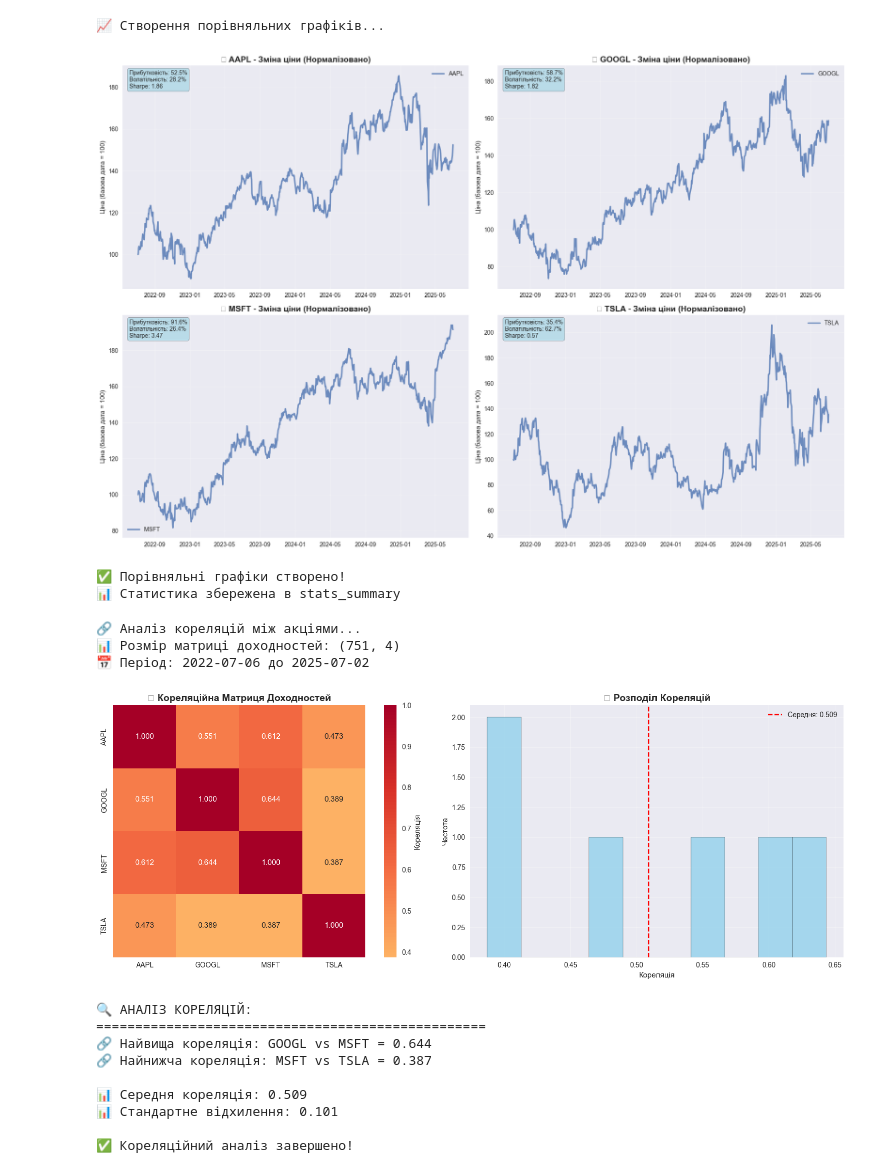
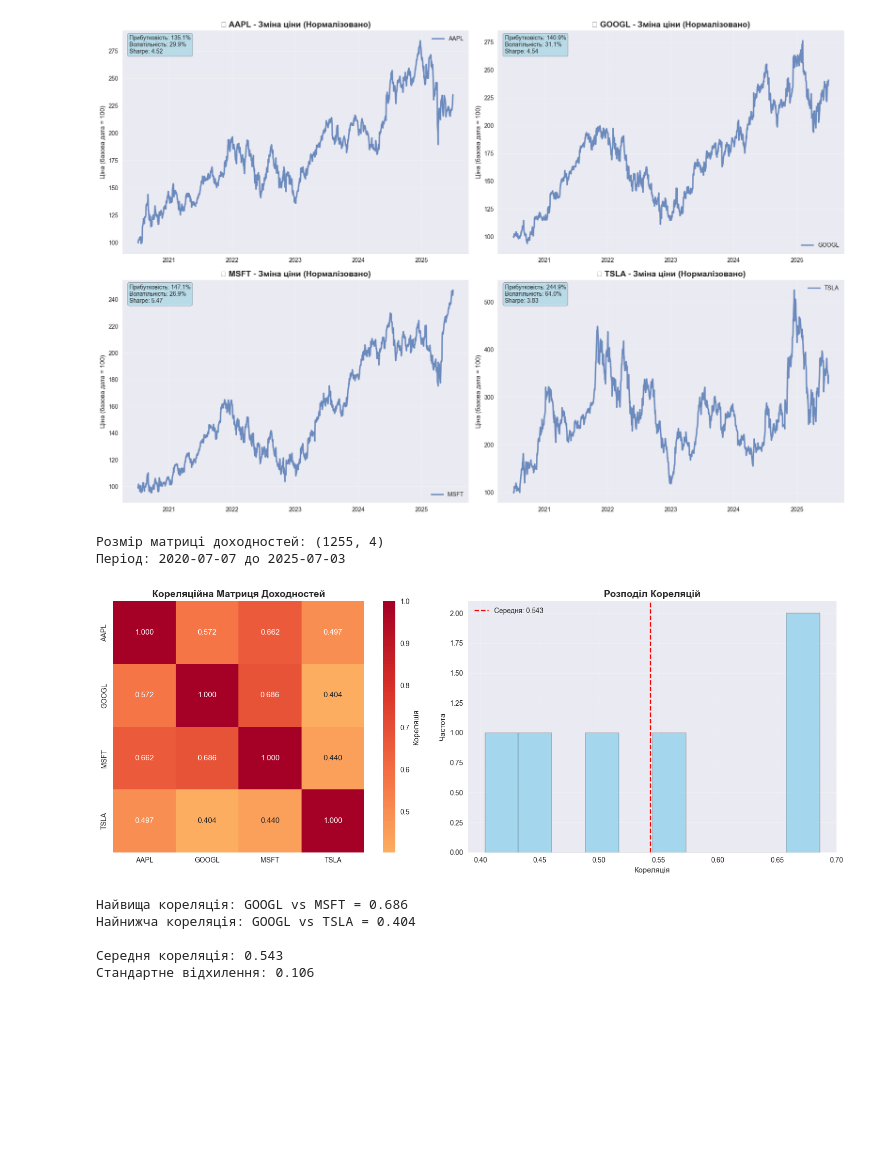
Before and after one commit to Urdzik/capstone_project_ml, a Jupyter notebook: stock-trading-capstone/notebooks/00_data_analysis.ipynb, the cells around one changed output. Saved outputs shown, nothing was run; the diff lists cells and outputs as text; code cells hidden in the pictures; blank space fills up the shorter version.

```diff
--- a/stock-trading-capstone/notebooks/00_data_analysis.ipynb
+++ b/stock-trading-capstone/notebooks/00_data_analysis.ipynb
@@ -43,17 +18,12 @@ print("✅ Всі бібліотеки завантажено!")
 # %%
-# Завантажуємо дані для кількох тікерів
 tickers = ['AAPL', 'GOOGL', 'MSFT', 'TSLA']
 period_years = 3
 
-print("📥 Завантаження даних...")
 
 data_dict = {}
 for ticker in tickers:
     end_date = datetime.now()
     start_date = end_date - timedelta(days=365 * period_years)
 
-    print(f"  📊 {ticker}...")
-    data = yf.download(ticker, start=start_date, end=end_date, progress=False)
+    data = yf.Ticker(ticker).history(period="5y")
     data_dict[ticker] = data
-
-print(f"✅ Завантажено дані для {len(tickers)} тікерів")
@@ -67,17 +30,12 @@ print(f"✅ Завантажено дані для {len(tickers)} тікерів
 # %%
-# 📈 ВІЗУАЛІЗАЦІЯ ПОРІВНЯЛЬНИХ РЕЗУЛЬТАТІВ
-print("📈 Створення порівняльних графіків...")
-
 fig, axes = plt.subplots(2, 2, figsize=(18, 12))
 axes = axes.flatten()
 
-# Зберігаємо статистику для подальшого аналізу
 stats_summary = {}
 
 for i, ticker in enumerate(tickers):
     data = data_dict[ticker]
 
-    # Нормалізуємо дані (базова дата = 100)
     normalized_price = (data['Close'] / data['Close'].iloc[0]) * 100
 
     axes[i].plot(data.index, normalized_price, linewidth=2.5, label=ticker, alpha=0.8)
@@ -86,22 +44,18 @@ for i, ticker in enumerate(tickers):
     axes[i].grid(True, alpha=0.3)
     axes[i].legend()
 
-    # Додаємо статистику - БЕЗПЕЧНИЙ ПІДХІД
     close_start = data['Close'].iloc[0]
     close_end = data['Close'].iloc[-1]
 
-    # Конвертуємо в Python числа ОДРАЗУ
     total_return_val = float(((close_end / close_start) - 1) * 100)
     volatility_val = float(data['Close'].pct_change().std() * np.sqrt(252) * 100)
 
-    # Зберігаємо для аналізу
     stats_summary[ticker] = {
         'return': total_return_val,
         'volatility': volatility_val,
         'sharpe': total_return_val / volatility_val if volatility_val > 0 else 0
     }
 
-    # Створюємо текст через конкатенацію
     stats_text = ('Прибутковість: ' + f'{total_return_val:.1f}' + '%\n' +
                   'Волатільність: ' + f'{volatility_val:.1f}' + '%\n' +
                   'Sharpe: ' + f'{stats_summary[ticker]["sharpe"]:.2f}')
@@ -113,92 +67,65 @@ for i, ticker in enumerate(tickers):
 
 plt.tight_layout()
 plt.show()
-
-print("✅ Порівняльні графіки створено!")
-print("📊 Статистика збережена в stats_summary")
 # %% [output]
-📈 Створення порівняльних графіків...
-[figure, old version]
+[figure, new version]
-✅ Порівняльні графіки створено!
-📊 Статистика збережена в stats_summary
 # %%
-# 🔗 КОРЕЛЯЦІЙНИЙ АНАЛІЗ
-print("🔗 Аналіз кореляцій між акціями...")
 
-# Об'єднуємо ціни закриття всіх акцій
 combined_prices = pd.DataFrame()
 for ticker in tickers:
     combined_prices[ticker] = data_dict[ticker]['Close']
 
-# Розраховуємо денні доходності
 returns = combined_prices.pct_change().dropna()
 
-print(f"📊 Розмір матриці доходностей: {returns.shape}")
-print(f"📅 Період: {returns.index.min().strftime('%Y-%m-%d')} до {returns.index.max().strftime('%Y-%m-%d')}")
+print(f"Розмір матриці доходностей: {returns.shape}")
+print(f"Період: {returns.index.min().strftime('%Y-%m-%d')} до {returns.index.max().strftime('%Y-%m-%d')}")
 
-# Кореляційна матриця
 correlation_matrix = returns.corr()
 
-# Візуалізація кореляцій
 fig, axes = plt.subplots(1, 2, figsize=(16, 6))
 
-# 1. Кореляційна матриця
 sns.heatmap(correlation_matrix, annot=True, cmap='RdYlBu_r', center=0,
            square=True, ax=axes[0], fmt='.3f', cbar_kws={'label': 'Кореляція'})
-axes[0].set_title('🔗 Кореляційна Матриця Доходностей', fontsize=14, fontweight='bold')
+axes[0].set_title('Кореляційна Матриця Доходностей', fontsize=14, fontweight='bold')
 
-# 2. Розподіл кореляцій
 correlations_flat = correlation_matrix.values[np.triu_indices_from(correlation_matrix.values, 1)]
 axes[1].hist(correlations_flat, bins=10, alpha=0.7, color='skyblue', edgecolor='black')
-axes[1].set_title('📊 Розподіл Кореляцій', fontsize=14, fontweight='bold')
+axes[1].set_title('Розподіл Кореляцій', fontsize=14, fontweight='bold')
 axes[1].set_xlabel('Кореляція')
 axes[1].set_ylabel('Частота')
 axes[1].axvline(correlations_flat.mean(), color='red', linestyle='--',
                label=f'Середня: {correlations_flat.mean():.3f}')
 axes[1].legend()
 axes[1].grid(True, alpha=0.3)
 
 plt.tight_layout()
 plt.show()
 
-# Аналіз кореляцій
-print("\n🔍 АНАЛІЗ КОРЕЛЯЦІЙ:")
-print("="*50)
-
-# Найвища кореляція
 max_corr_pair = np.unravel_index(np.argmax(correlation_matrix.values - np.eye(len(correlation_matrix))),
                                 correlation_matrix.shape)
 max_corr_value = correlation_matrix.iloc[max_corr_pair]
 max_corr_stocks = (correlation_matrix.index[max_corr_pair[0]],
                   correlation_matrix.columns[max_corr_pair[1]])
 
-print(f"🔗 Найвища кореляція: {max_corr_stocks[0]} vs {max_corr_stocks[1]} = {max_corr_value:.3f}")
+print(f"Найвища кореляція: {max_corr_stocks[0]} vs {max_corr_stocks[1]} = {max_corr_value:.3f}")
 
-# Найнижча кореляція
 min_corr_idx = correlation_matrix.values + np.eye(len(correlation_matrix))
 min_corr_pair = np.unravel_index(np.argmin(min_corr_idx), correlation_matrix.shape)
 min_corr_value = correlation_matrix.iloc[min_corr_pair]
 min_corr_stocks = (correlation_matrix.index[min_corr_pair[0]],
                   correlation_matrix.columns[min_corr_pair[1]])
 
-print(f"🔗 Найнижча кореляція: {min_corr_stocks[0]} vs {min_corr_stocks[1]} = {min_corr_value:.3f}")
+print(f"Найнижча кореляція: {min_corr_stocks[0]} vs {min_corr_stocks[1]} = {min_corr_value:.3f}")
 
-print(f"\n📊 Середня кореляція: {correlations_flat.mean():.3f}")
-print(f"📊 Стандартне відхилення: {correlations_flat.std():.3f}")
-
-print("\n✅ Кореляційний аналіз завершено!")
+print(f"\nСередня кореляція: {correlations_flat.mean():.3f}")
+print(f"Стандартне відхилення: {correlations_flat.std():.3f}")
 # %% [output]
-🔗 Аналіз кореляцій між акціями...
-📊 Розмір матриці доходностей: (751, 4)
-📅 Період: 2022-07-06 до 2025-07-02
+Розмір матриці доходностей: (1255, 4)
+Період: 2020-07-07 до 2025-07-03
-[figure, old version]
+[figure, new version]
-🔍 АНАЛІЗ КОРЕЛЯЦІЙ:
-==================================================
-🔗 Найвища кореляція: GOOGL vs MSFT = 0.644
-🔗 Найнижча кореляція: MSFT vs TSLA = 0.387
+Найвища кореляція: GOOGL vs MSFT = 0.686
+Найнижча кореляція: GOOGL vs TSLA = 0.404
 
-📊 Середня кореляція: 0.509
-📊 Стандартне відхилення: 0.101
-
-✅ Кореляційний аналіз завершено!
+Середня кореляція: 0.543
+Стандартне відхилення: 0.106
 # %%
```
Also changed, not shown: parts of 6 cells of this notebook, 9 other files.
